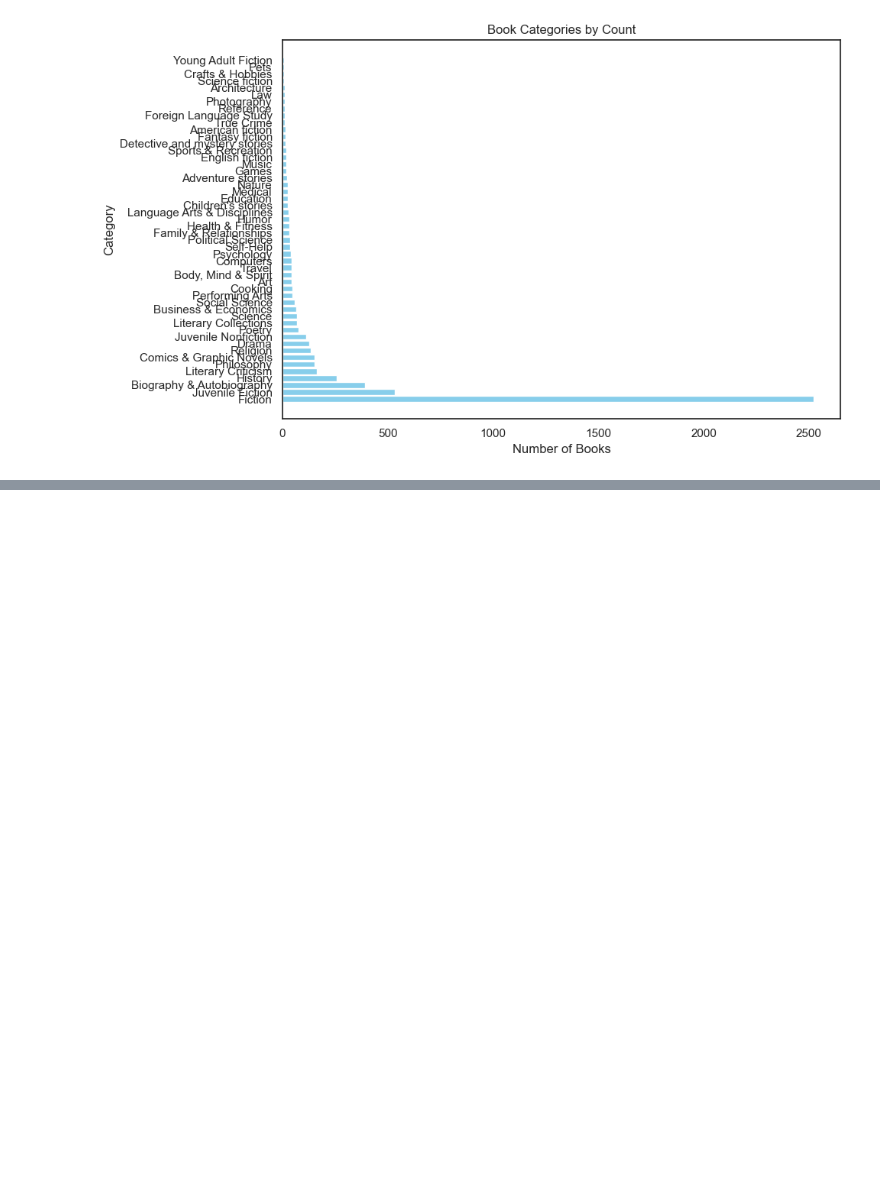
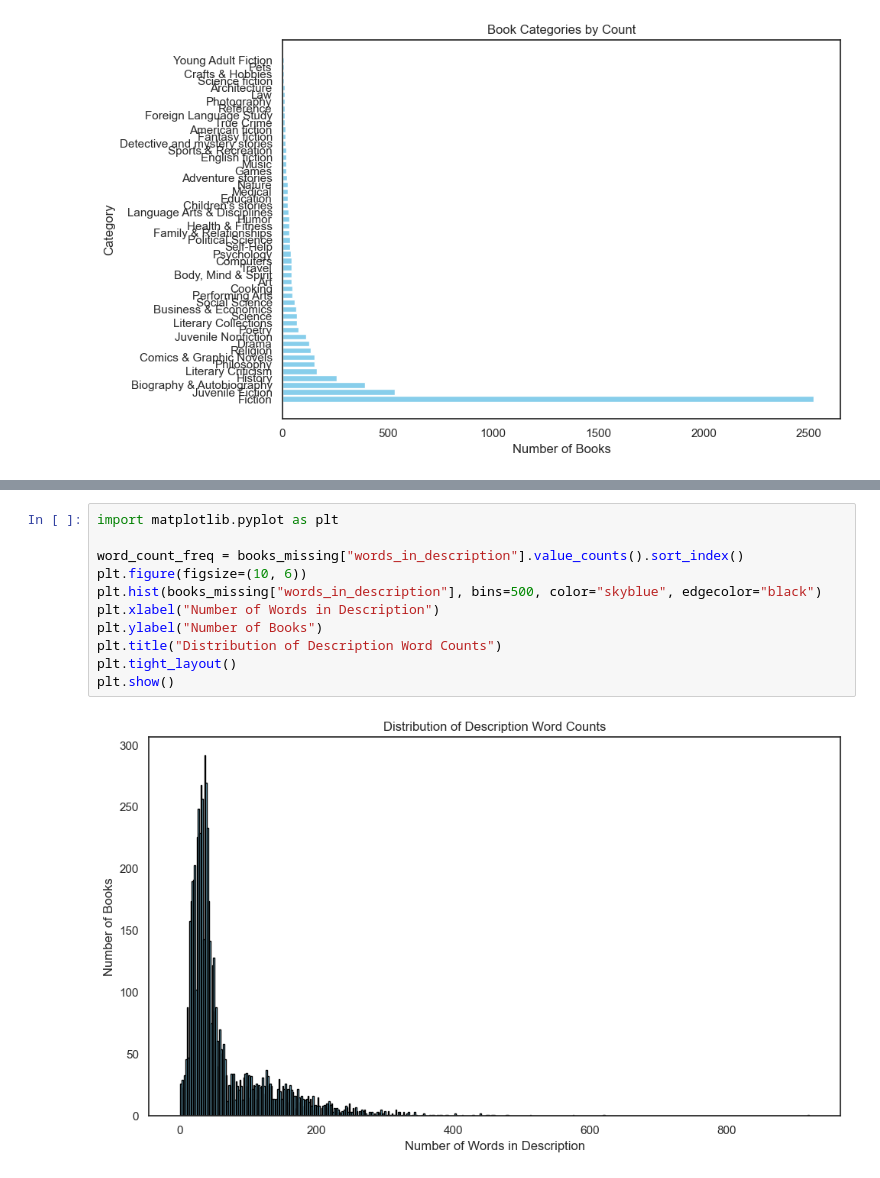
Before and after one commit to undercop/book-suggestion, a Jupyter notebook: dataexporation.ipynb, the cells around one changed output, grey strips where cells are left out. Drawn from its saved outputs; the diff is of its cells as text; blank space fills up the shorter version.

```diff
--- a/dataexporation.ipynb
+++ b/dataexporation.ipynb
@@ -118,0 +161,13 @@ plt.show()
+# %%
+import matplotlib.pyplot as plt
+
+word_count_freq = books_missing["words_in_description"].value_counts().sort_index()
+plt.figure(figsize=(10, 6))
+plt.hist(books_missing["words_in_description"], bins=500, color="skyblue", edgecolor="black")
+plt.xlabel("Number of Words in Description")
+plt.ylabel("Number of Books")
+plt.title("Distribution of Description Word Counts")
+plt.tight_layout()
+plt.show()
+# %% [output]
+[figure, added]
```
Also changed, not shown: parts of 4 cells of this notebook.
